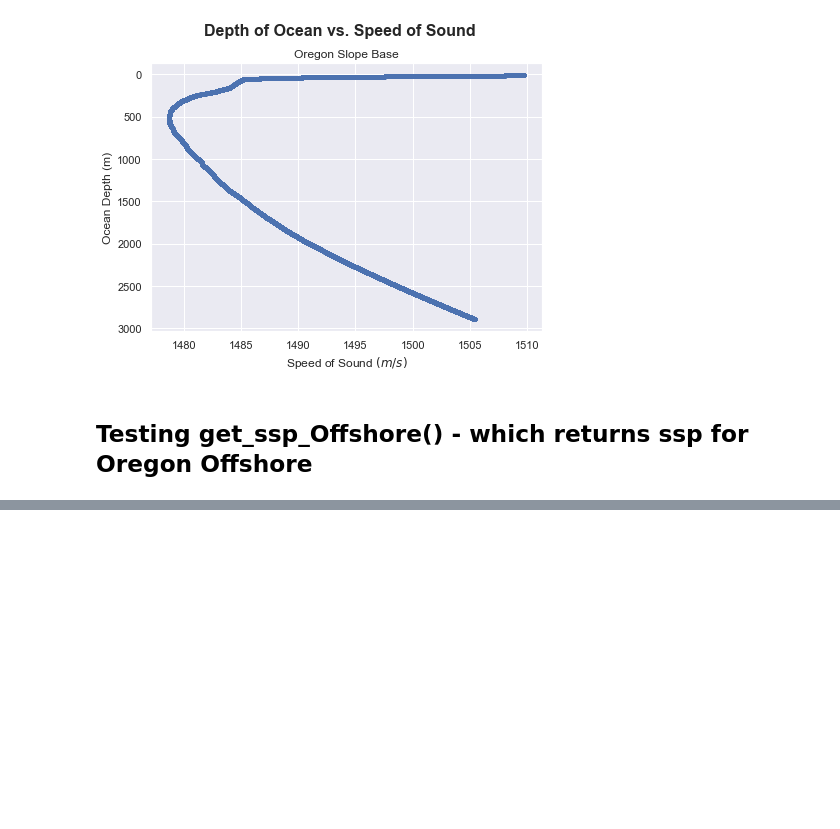
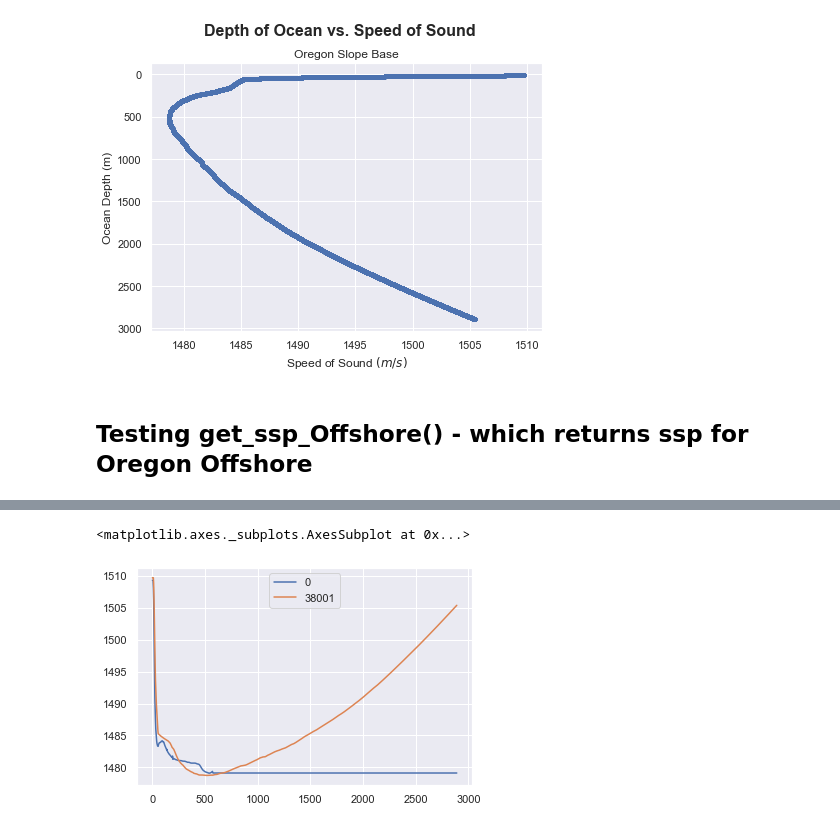
Before and after one commit to John-Ragland/sound_speed_profile, a Jupyter notebook: test_CTD_Tools.ipynb, the cells around one changed output, grey strips where cells are left out. Saved outputs shown, nothing was run; the diff lists cells and outputs as text; code cells hidden in the pictures; blank space fills up the shorter version.

```diff
--- a/test_CTD_Tools.ipynb
+++ b/test_CTD_Tools.ipynb
@@ -60,0 +82,6 @@ ssp = CTD_Tools.get_ssp_Offshore()
+# %%
+ssp=ssp.astype(float)
+ssp.plot()
+# %% [output]
+<matplotlib.axes._subplots.AxesSubplot at 0x...>
+[figure, added]
```
Also changed, not shown: parts of 5 cells of this notebook, 2 other files.
